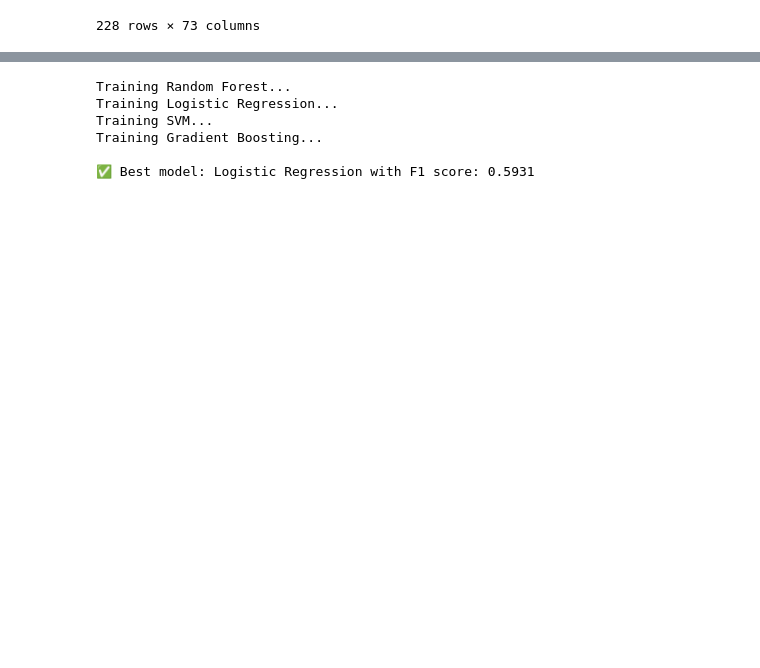
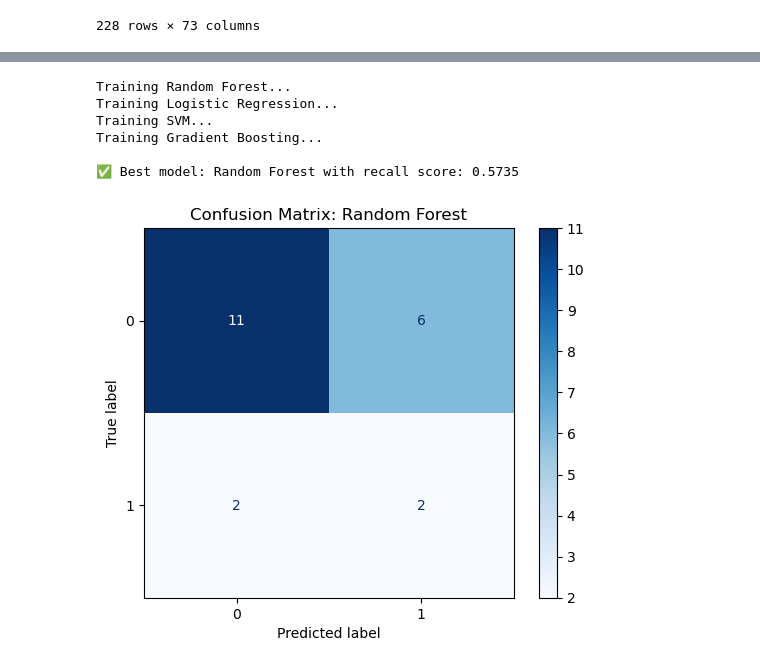
Before and after one commit to DvDC13/Projet_Cancer_Digestif, a Jupyter notebook: app.ipynb, the cells around one changed output, grey strips where cells are left out. Saved outputs shown, nothing was run; the diff lists cells and outputs as text; code cells hidden in the pictures; blank space fills up the shorter version.

Commit message:
feat: add new pipeline

```diff
--- a/app.ipynb
+++ b/app.ipynb
@@ -124,32 +124,56 @@ model_configs = {
 results = []
 pipelines = {}
 
+# Pre-compute column groups
+cat_cols = X_train.select_dtypes(include="object").columns.tolist()
+num_cols = X_train.select_dtypes(include=[np.number]).columns.tolist()
+
+# Identify binary vs continuous numericals
+binary_cols = [col for col in num_cols if X_train[col].nunique() == 2]
+cont_cols   = [col for col in num_cols if X_train[col].nunique() > 2]
+
 for name, config in model_configs.items():
     print(f"Training {name}...")
 
-    cat_cols = X_train.select_dtypes(include="object").columns
+    # Categorical transformer
+    if config["requires_encoding"]:
+        cat_transformer = Pipeline([
+            ("imputer", SimpleImputer(strategy="most_frequent")),
+            ("encoder", OneHotEncoder(handle_unknown="ignore"))
+        ])
+    else:
+        cat_transformer = Pipeline([
+            ("imputer", SimpleImputer(strategy="most_frequent")),
+            ("encoder", OrdinalEncoder(handle_unknown="use_encoded_value", unknown_value=-1))
+        ])
 
-    if config["requires_encoding"]:
-        preprocessor = ColumnTransformer([
-            ("cat", Pipeline([
-                ("imputer", SimpleImputer(strategy="most_frequent")),
-                ("encoder", OneHotEncoder(handle_unknown="ignore"))
-            ]), cat_cols)
-        ], remainder="passthrough")
-    else:
-        preprocessor = ColumnTransformer([
-            ("cat", Pipeline([
-                ("imputer", SimpleImputer(strategy="most_frequent")),
-                ("encoder", OrdinalEncoder(handle_unknown="use_encoded_value", unknown_value=-1))
-            ]), cat_cols)
-        ], remainder="passthrough")
+    # Continuous numerical transformer (impute then scale)
+    cont_transformer = Pipeline([
+        ("imputer", SimpleImputer(strategy="mean")),
+        ("scaler", StandardScaler())
+    ])
 
+    # Assemble ColumnTransformer
+    preprocessor = ColumnTransformer([
+        ("cat",    cat_transformer,  cat_cols),
+        ("cont",   cont_transformer, cont_cols),
+        ("binary","passthrough",     binary_cols),
+    ], remainder="drop")  # we've explicitly handled all columns
+
+    # Full pipeline
     pipeline = Pipeline([
         ("preprocessing", preprocessor),
-        ("clf", config["model"])
+        ("clf",          config["model"])
     ])
 
-    grid = GridSearchCV(pipeline, config["params"], cv=10, scoring="recall_macro", n_jobs=-1)
+    # Grid search
+    grid = GridSearchCV(
+        pipeline,
+        config["params"],
+        cv=10,
+        scoring="recall_macro",
+        n_jobs=-1
+    )
     grid.fit(X_train, y_train)
     y_pred = grid.predict(X_test)
 
@@ -157,7 +181,7 @@ for name, config in model_configs.items():
     results.append((name, recall, grid.best_estimator_))
     pipelines[name] = grid.best_estimator_
 
-# Sort and select best
+# Pick best
 results.sort(key=lambda x: x[1], reverse=True)
 best_model_name, best_recall, best_pipeline = results[0]
 
@@ -168,4 +192,12 @@ Training Logistic Regression...
 Training SVM...
 Training Gradient Boosting...
 
-✅ Best model: Logistic Regression with F1 score: 0.5931
+✅ Best model: Random Forest with recall score: 0.5735
+# %%
+# matrice de confusion
+cm = confusion_matrix(y_test, best_pipeline.predict(X_test))
+ConfusionMatrixDisplay(cm).plot(cmap="Blues")
+plt.title(f"Confusion Matrix: {best_model_name}")
+plt.show()
+# %% [output]
+[figure, added]
```
Also changed, not shown: parts of 2 cells of this notebook.
